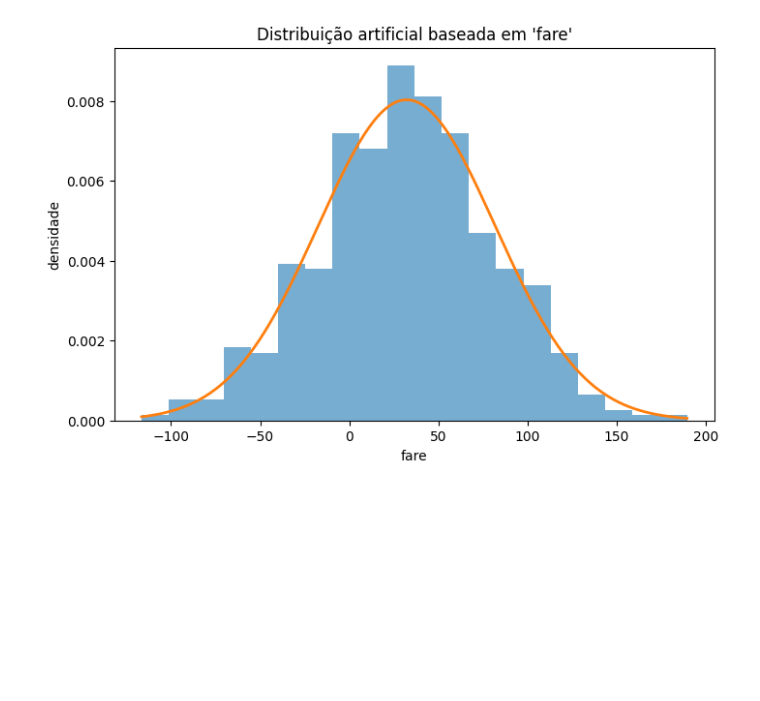
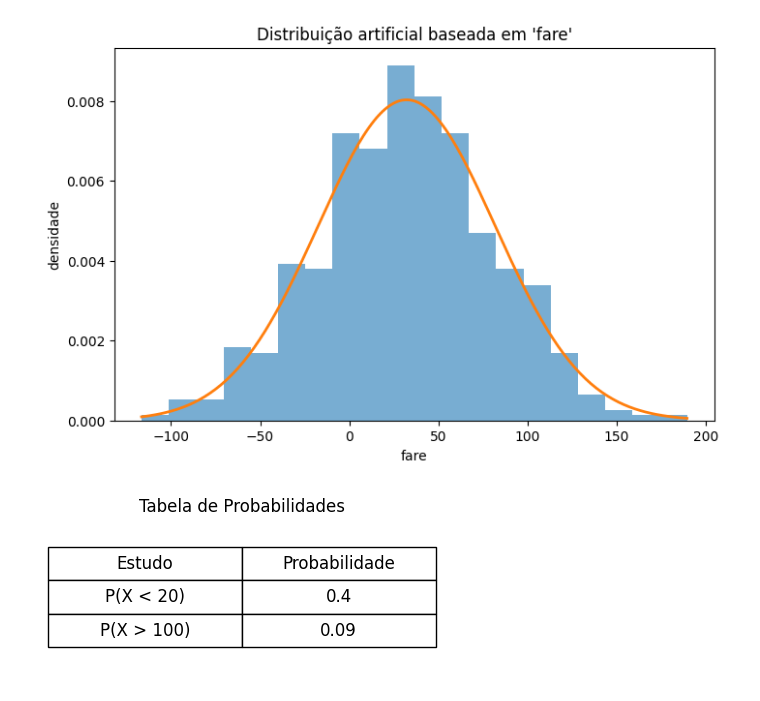
Before and after one commit to falloutdey/Atividade1_LLM_e_Estatistica, a Jupyter notebook: Atividade1_LLM_e_Estatistica.ipynb, the cells around one changed output. Saved outputs shown, nothing was run; the diff lists cells and outputs as text; code cells hidden in the pictures; blank space fills up the shorter version.

```diff
--- a/Atividade1_LLM_e_Estatistica.ipynb
+++ b/Atividade1_LLM_e_Estatistica.ipynb
@@ -106,6 +108,46 @@ plt.ylabel("densidade")
 plt.show()
 # %% [output]
 [figure]
+# %%
+#Imports
+import matplotlib.pyplot as plt
+import numpy as np
+import pandas as pd
+from scipy.stats import norm
+import seaborn as sb
+
+#Inserção dos Dados
+dados = sb.load_dataset("titanic")
+dados = dados["fare"].dropna()
+
+#Calcular média e desvio padrão
+media = dados.mean()
+sigma = dados.std()
+
+#Estudo 1
+valor1 = 20
+p1 = norm.cdf(valor1, media, sigma)
+z1 = (valor1 - media) / sigma
+
+#Estudo 2
+valor2 = 100
+p2 = 1 - norm.cdf(valor2, media, sigma)
+z2 = (valor2 - media) / sigma
+
+#Tabela
+df_tabela = pd.DataFrame({"Estudo" : ["P(X < 20)", "P(X > 100)"], "Probabilidade" : [round(p1, 2), round(p2,2)]})
+
+fig, ax = plt.subplots(figsize=(5,2))
+ax.axis('off')
+tabela = ax.table(cellText=df_tabela.values, colLabels=df_tabela.columns, cellLoc='center', loc='center')
+tabela.scale(1,2)
+tabela.auto_set_font_size(False)
+tabela.set_fontsize(12)
+
+plt.title("Tabela de Probabilidades")
+plt.show()
+# %% [output]
+[figure, added]
 # %%
 #Imports
 import matplotlib.pyplot as plt
```
Also changed, not shown: parts of 3 cells of this notebook.
